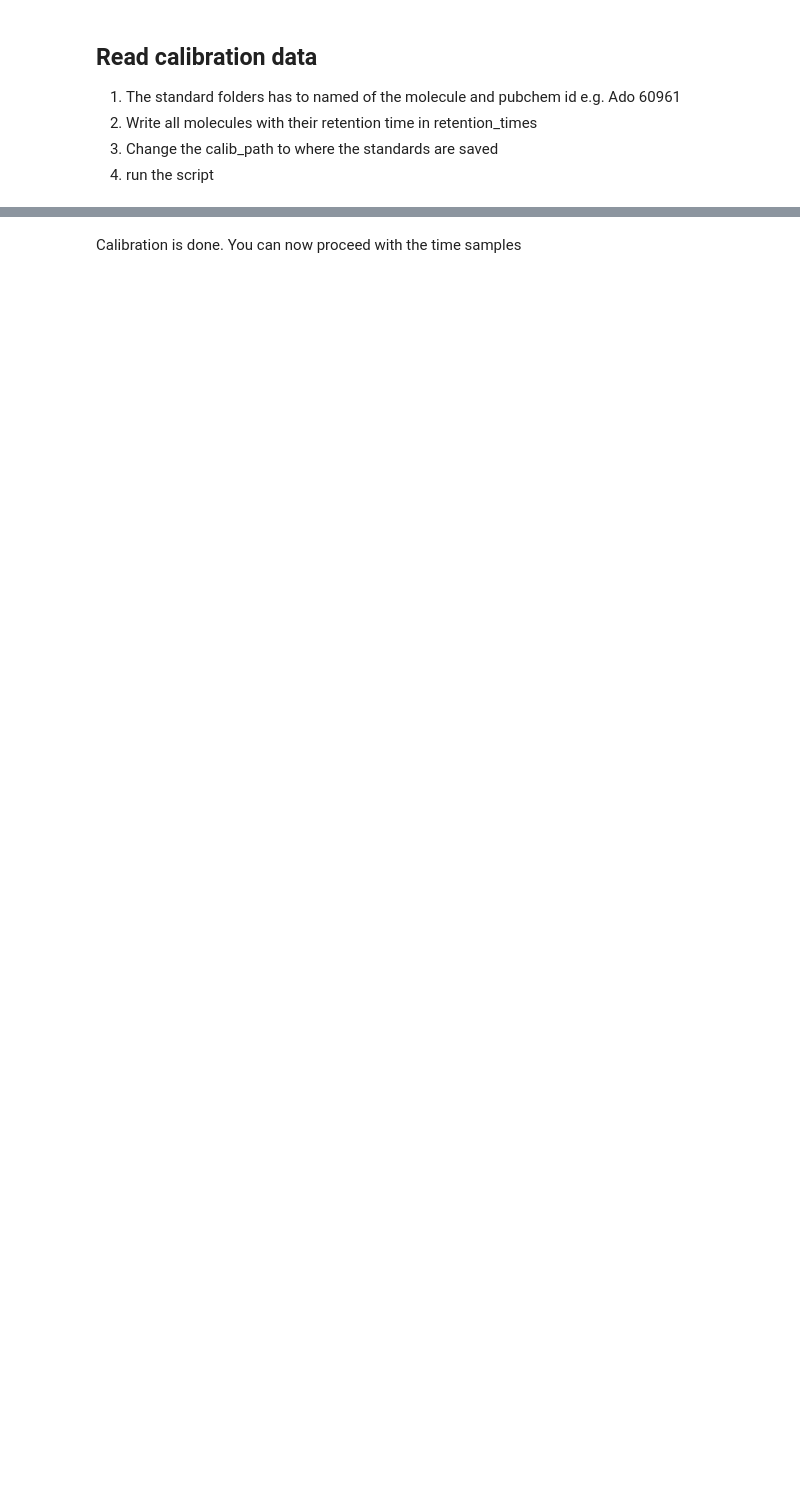
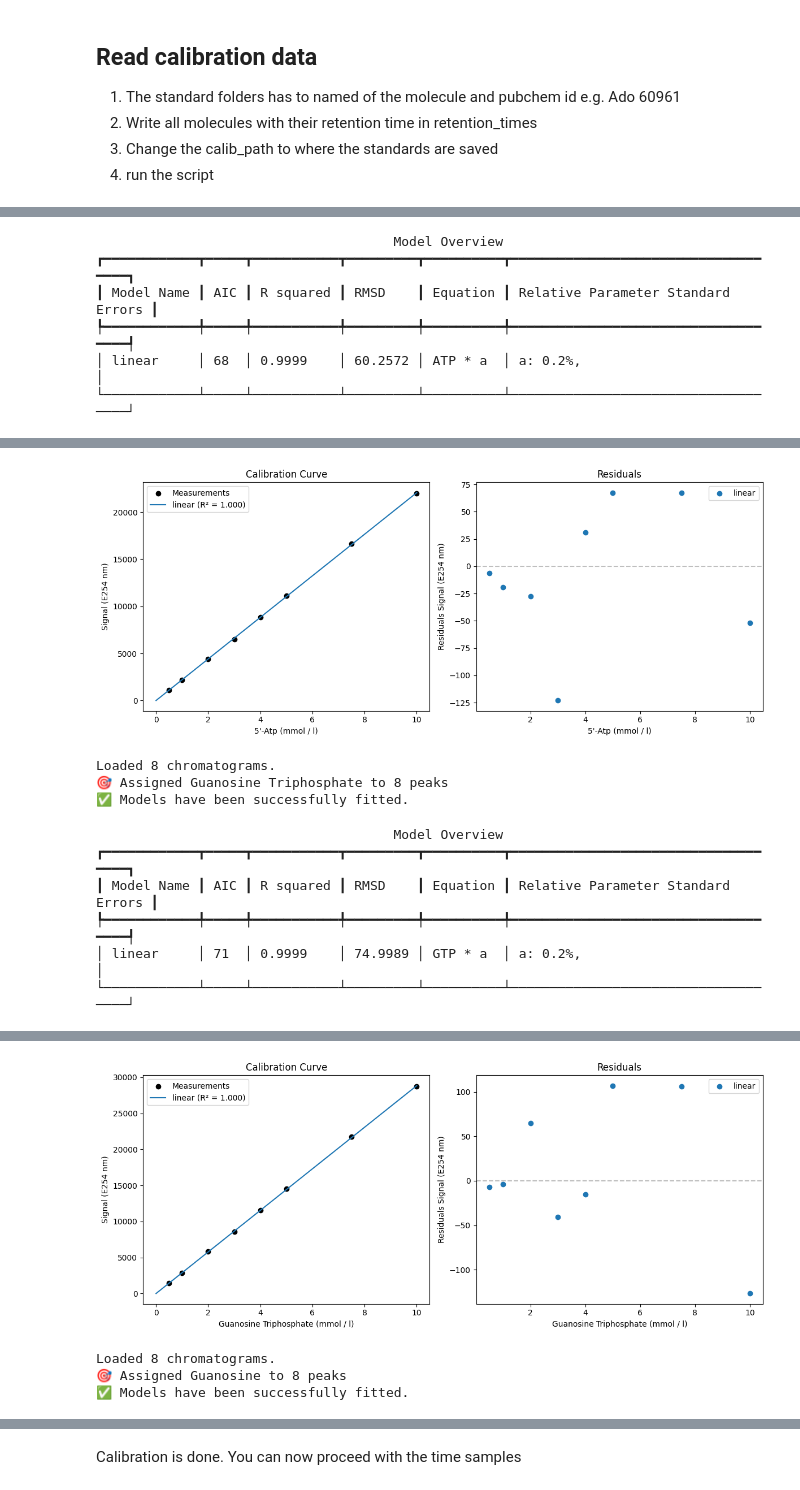
Before and after one commit to J4n-Nikl4s/HPLC_automatic_pre-processing, a Jupyter notebook: HPLC_molecule_creation.ipynb, the cells around one changed output, grey strips where cells are left out. Drawn from its saved outputs; the diff is of its cells as text; code cells hidden in the pictures; blank space fills up the shorter version.

```diff
--- a/HPLC_molecule_creation.ipynb
+++ b/HPLC_molecule_creation.ipynb
@@ -5,13 +5,8 @@
 3. Change the calib_path to where the standards are saved
 4. run the script
 # %%
-from chromatopy import ChromAnalyzer
-import os
-import time
-from sympy.physics.pring import wavefunction
-
-# define the list of analyzers
-analyzers = []
+from chromatopy import ChromAnalyzer, Molecule, Protein
+from pathlib import Path
 
 # define the retention times in a dictionary, then we can access them by the molecule name from the file names
 retention_times = {
@@ -27,35 +22,36 @@ retention_times = {
 
 
 # Define path to the calibration data
-calib_path = "data/standards"
+calib_path = Path("data/standards")
+wavelength = 254  # nm
 
 # loop over all the folders in the calibration data
-for molecule_name in os.listdir(calib_path):
-    full_path = os.path.join(calib_path, molecule_name)
+for molecule_path in calib_path.iterdir():
+    name_and_id_list = molecule_path.name.split(" ")
+    name = name_and_id_list[0]
+    pubchem_cid = int(name_and_id_list[1])
+    path = str(molecule_path)
 
-    # extract the molecule and the pubchem_id from the folder name
-    if os.path.isdir(full_path):
-        name_and_id_list = molecule_name.split(" ")
-        name = name_and_id_list[0]
-        pubchem_cid = int(name_and_id_list[1])
+    # read the calibration data
+    analyzer = ChromAnalyzer.read_agilent(
+        path=path,
+        ph=8,
+        temperature=37,
+        mode="calibration",
+    )
 
-        # read the calibration data
-        calib_analyzer = ChromAnalyzer.read_agilent(
-            path=full_path, ph=8, temperature=37, mode="calibration",
-        )
+    # define the molecules
+    molecule = analyzer.define_molecule(
+        pubchem_cid=pubchem_cid,
+        id=name,
+        retention_time=retention_times[name],
+        retention_tolerance=0.4,
+        wavelength=wavelength,
+    )
 
-        # define the molecules
-        calib_analyzer.define_molecule(
-            pubchem_cid=pubchem_cid,
-            id=name,
-            retention_time=retention_times[name],
-            retention_tolerance=0.4,
-            wavelength= 254
-        )
+    # run calibrator
+    analyzer.add_standard(molecule=molecule, wavelength=wavelength, visualize=True)
 
-        # visualize and safe the data
-        # calib_analyzer.visualize_all(dark_mode=True, show=True)
-
-        # append the analyzer to the list
-        analyzers.append(calib_analyzer)
+    # save molecule including the fitted calibration model to file
+    molecule.save_json(f"result/calib_molecules/{molecule.id}.json")
 # %% [output]
@@ -77,0 +61,6 @@ for molecule_name in os.listdir(calib_path):
+                                      Model Overview
+┏━━━━━━━━━━━━┳━━━━━┳━━━━━━━━━━━┳━━━━━━━━━┳━━━━━━━━━━┳━━━━━━━━━━━━━━━━━━━━━━━━━━━━━━━━━━━━┓
+┃ Model Name ┃ AIC ┃ R squared ┃ RMSD    ┃ Equation ┃ Relative Parameter Standard Errors ┃
+┡━━━━━━━━━━━━╇━━━━━╇━━━━━━━━━━━╇━━━━━━━━━╇━━━━━━━━━━╇━━━━━━━━━━━━━━━━━━━━━━━━━━━━━━━━━━━━┩
+│ linear     │ 68  │ 0.9999    │ 60.2572 │ ATP * a  │ a: 0.2%,                           │
+└────────────┴─────┴───────────┴─────────┴──────────┴────────────────────────────────────┘
@@ -77,0 +68,10 @@ for molecule_name in os.listdir(calib_path):
+[figure, added]
+Loaded 8 chromatograms.
+🎯 Assigned Guanosine Triphosphate to 8 peaks
+✅ Models have been successfully fitted.
+                                      Model Overview
+┏━━━━━━━━━━━━┳━━━━━┳━━━━━━━━━━━┳━━━━━━━━━┳━━━━━━━━━━┳━━━━━━━━━━━━━━━━━━━━━━━━━━━━━━━━━━━━┓
+┃ Model Name ┃ AIC ┃ R squared ┃ RMSD    ┃ Equation ┃ Relative Parameter Standard Errors ┃
+┡━━━━━━━━━━━━╇━━━━━╇━━━━━━━━━━━╇━━━━━━━━━╇━━━━━━━━━━╇━━━━━━━━━━━━━━━━━━━━━━━━━━━━━━━━━━━━┩
+│ linear     │ 71  │ 0.9999    │ 74.9989 │ GTP * a  │ a: 0.2%,                           │
+└────────────┴─────┴───────────┴─────────┴──────────┴────────────────────────────────────┘
@@ -77,0 +79,4 @@ for molecule_name in os.listdir(calib_path):
+[figure, added]
+Loaded 8 chromatograms.
+🎯 Assigned Guanosine to 8 peaks
+✅ Models have been successfully fitted.
```
Also changed, not shown: parts of 8 cells of this notebook, 43 other files.
